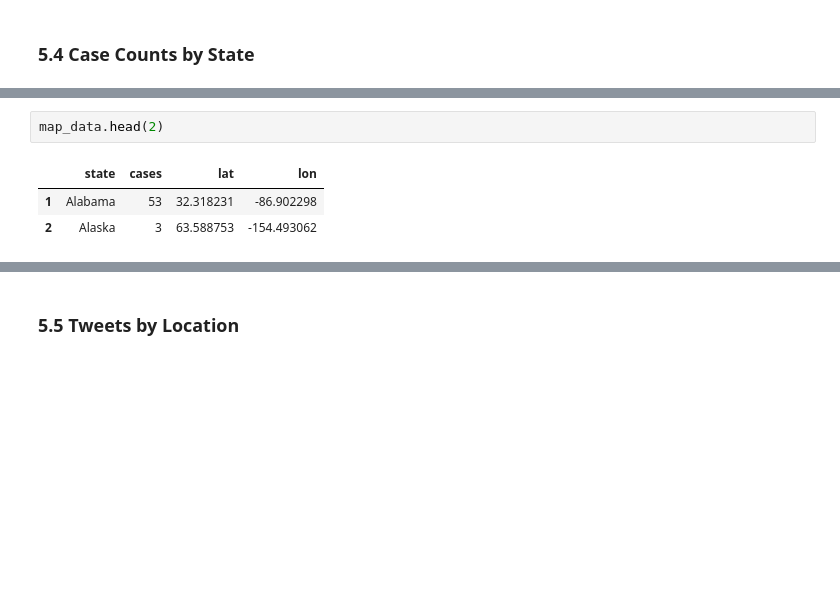
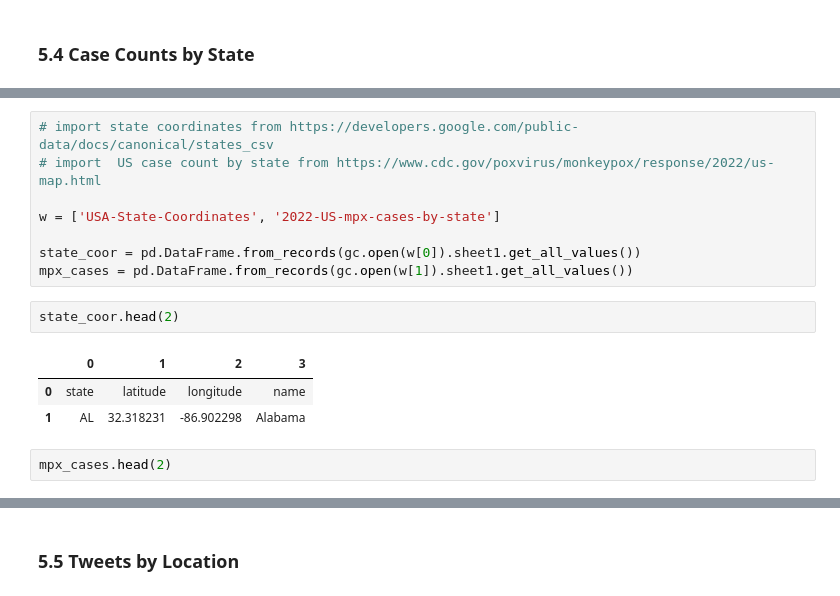
Before and after one commit to slp22/data-engineering-project, a Jupyter notebook: engineering_monkeypox_pipeline.ipynb, the cells around one changed output, grey strips where cells are left out. Cells and saved outputs as stored; diff of their text form; blank space fills up the shorter version.

Commit message:
add tweet location data

```diff
--- a/engineering_monkeypox_pipeline.ipynb
+++ b/engineering_monkeypox_pipeline.ipynb
@@ -1029,6 +852,16 @@ map_data.sort_values(by=['cases'], ascending=False)
+# %%
+# import state coordinates from https://developers.google.com/public-data/docs/canonical/states_csv
+# import  US case count by state from https://www.cdc.gov/poxvirus/monkeypox/response/2022/us-map.html
+
+w = ['USA-State-Coordinates', '2022-US-mpx-cases-by-state']
+
+state_coor = pd.DataFrame.from_records(gc.open(w[0]).sheet1.get_all_values())
+mpx_cases = pd.DataFrame.from_records(gc.open(w[1]).sheet1.get_all_values())
 # %%
-map_data.head(2)
+state_coor.head(2)
 # %% [output]
-|  | state | cases | lat | lon |
-| 1 | Alabama | 53 | 32.318231 | -86.902298 |
-| 2 | Alaska | 3 | 63.588753 | -154.493062 |
+|  | 0 | 1 | 2 | 3 |
+| 0 | state | latitude | longitude | name |
+| 1 | AL | 32.318231 | -86.902298 | Alabama |
+# %%
+mpx_cases.head(2)
```
Also changed, not shown: parts of 38 cells of this notebook.
